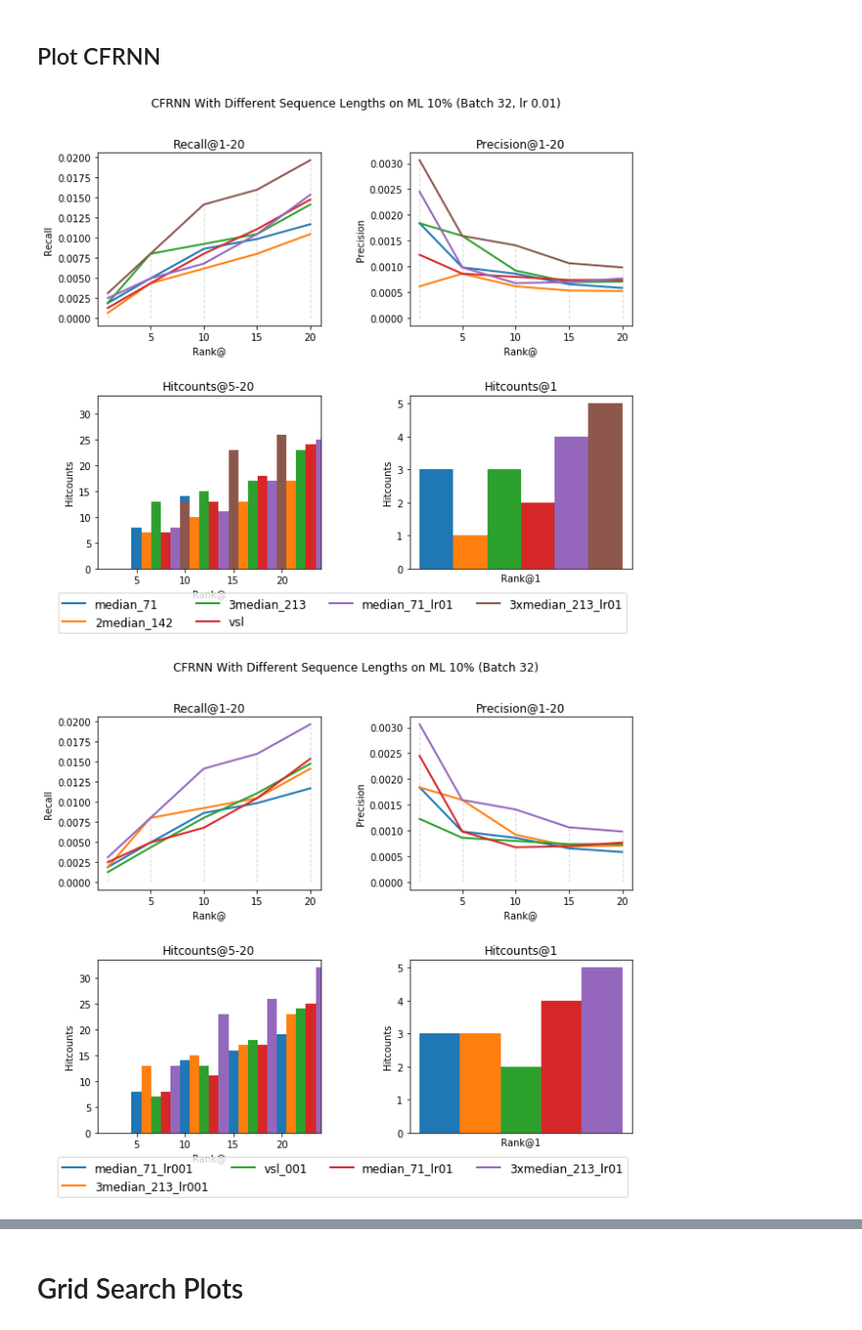
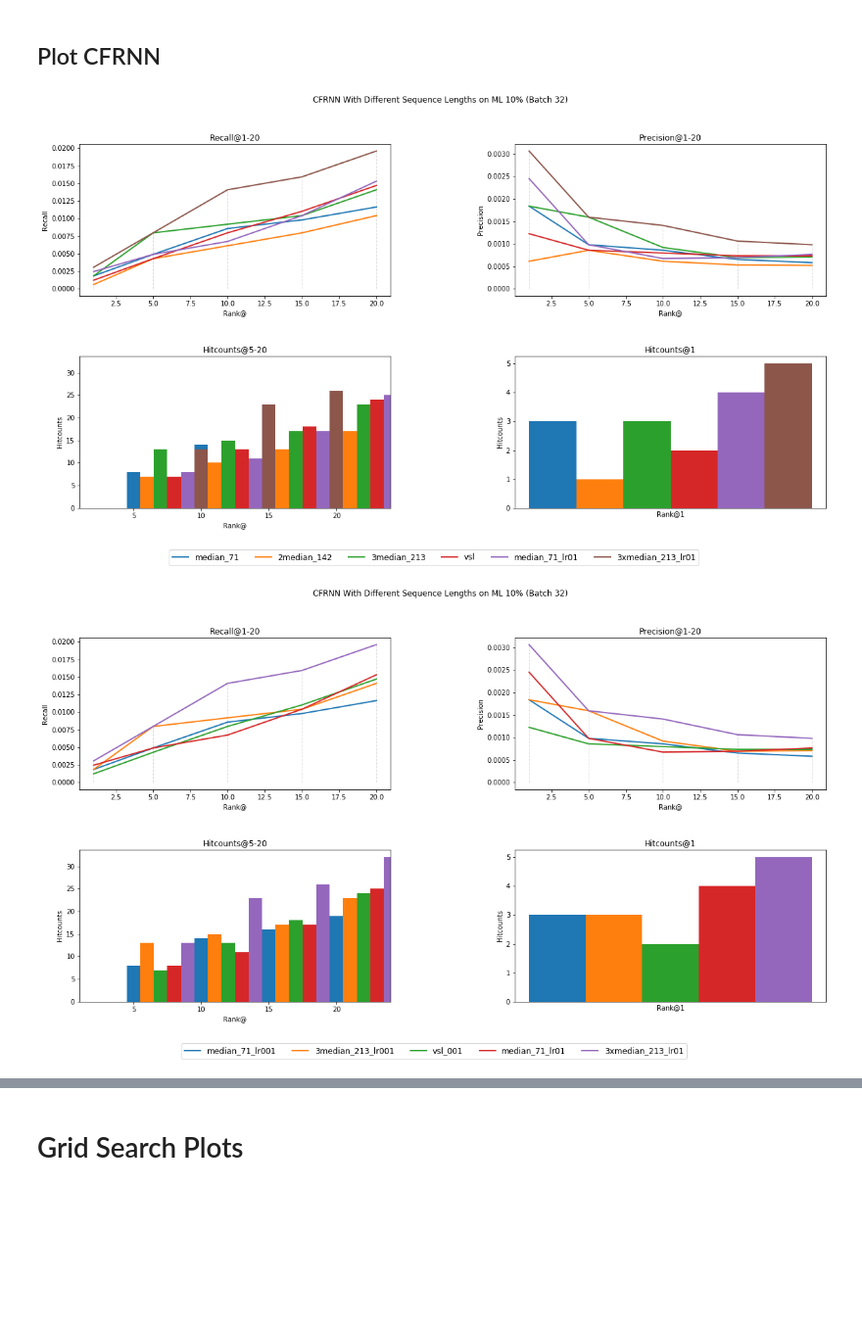
Before and after one commit to ROpdam/recommender_comparison, a Jupyter notebook: visualize_results.ipynb, the cells around one changed output, grey strips where cells are left out. Shown at 98% size. Drawn from its saved outputs; the diff is of its cells as text; code cells hidden in the pictures; blank space fills up the shorter version.

```diff
--- a/visualize_results.ipynb
+++ b/visualize_results.ipynb
@@ -31,10 +31,10 @@ def print_stats(df):
           '\n#items ', df['item'].unique().size,
           '\nsparse ', round(sparseness,5))
 # %%
-def show_results(metrics, file_name, plot_title, legend_names, path=''):
+def show_results(metrics, file_name, plot_title, legend_names, size=(10,8), path=''):
     ranks_at = metrics[0]['rank_at']
 
-    figure, axes = plt.subplots(nrows=2, ncols=2, figsize=(10,8))
+    figure, axes = plt.subplots(nrows=2, ncols=2, figsize=size)
     figure.suptitle(plot_title)
     figure.subplots_adjust(wspace=0.4, hspace=0.4)
 
@@ -80,7 +80,7 @@ def show_results(metrics, file_name, plot_title, legend_names, path=''):
     axes[1,1].set_ylabel('Hitcounts')
     axes[1,1].set_xticks([])
 
-    figure.legend(legend_names, loc='lower center', ncol=4, fontsize='large')
+    figure.legend(legend_names, loc='lower center', ncol=len(legend_names), fontsize='large')
 
     if len(store_path) > 0:
         figure.savefig(path + file_name + '_results')
@@ -88,8 +88,8 @@ def show_results(metrics, file_name, plot_title, legend_names, path=''):
 # %% [markdown]
 ## Init
 # %%
-# path = 'C:/Users/robin.opdam/Google Drive/Thesis (Msc)/Thesis_shared_files/'
-path = '/Users/Robin/Google Drive/Thesis (Msc)/Thesis_shared_files/'
+path = 'C:/Users/robin.opdam/Google Drive/Thesis (Msc)/Thesis_shared_files/'
+# path = '/Users/Robin/Google Drive/Thesis (Msc)/Thesis_shared_files/'
 # %%
 names_am = ['Amazon_01_users']
 names_ml = ['ML_01_users', 'ML_01_users']
@@ -124,30 +166,30 @@ for file_name, data_path, ext, title in zip(file_names, data_paths, extensions,
 # %%
 data_path = 'data/ML/'
 file_name = 'ML_01_users'
 res_path = path + 'results/CFRNN/Results_23_04/'
 df = pd.read_pickle(path + data_path + file_name)
 legend_names = ['median_71', '2median_142', '3median_213', 'vsl', 'median_71_lr01', '3xmedian_213_lr01']
 store_path = ''
-title = 'CFRNN With Different Sequence Lengths on ML 10% (Batch 32, lr 0.01)'
+title = 'CFRNN With Different Sequence Lengths on ML 10% (Batch 32)'
 # print_stats(df)
 # /Users/Robin/Google Drive/Thesis (Msc)/Thesis_shared_files/Results/CFRNN/Results_23_04
 
 # cfrnn_vsl_val = pd.read_pickle(res_path + 'metrics_val_CFRNN_vsl_' + file_name)
 # cfrnn_71_val = pd.read_pickle(res_path + 'metrics_val_CFRNN_fixed_71_' + file_name)
 cfrnn_vsl_test = pd.read_pickle(res_path + 'metrics_test_CFRNN_vsl_' + file_name)
 cfrnn_71_test = pd.read_pickle(res_path + 'metrics_test_CFRNN_fixed_71_' + file_name)
 cfrnn_142_test = pd.read_pickle(res_path + 'metrics_test_CFRNN_fixed_142_' + file_name)
 cfrnn_213_test = pd.read_pickle(res_path + 'metrics_test_CFRNN_fixed_213_' + file_name)
 cfrnn_213_test_lr01 = pd.read_pickle(res_path + 'metrics_test_CFRNN_fixed_213_' + file_name + '_lr0.1')
 cfrnn_71_test_lr01 = pd.read_pickle(res_path + 'metrics_test_CFRNN_fixed_71_' + file_name + '_lr0.1')
 
 
 # all_metrics = [cfrnn_71_val, cfrnn_71_test, cfrnn_vsl_val, cfrnn_vsl_test]
 all_metrics = [cfrnn_71_test, cfrnn_142_test, cfrnn_213_test, cfrnn_vsl_test, cfrnn_213_test_lr01, cfrnn_71_test_lr01]
 
-show_results(all_metrics, file_name, title, legend_names, path=store_path)
+show_results(all_metrics, file_name, title, legend_names, size=(20,10), path=store_path)
 # %% [output]
-[figure, old version]
+[figure, new version]
 # %%
 data_path = 'data/ML/'
 file_name = 'ML_01_users'
@@ -172,9 +214,9 @@ cfrnn_71_test_lr01 = pd.read_pickle(res_path + 'metrics_test_CFRNN_fixed_71_' +
 # all_metrics = [cfrnn_71_val, cfrnn_71_test, cfrnn_vsl_val, cfrnn_vsl_test]
 all_metrics = [cfrnn_71_test, cfrnn_213_test, cfrnn_vsl_test, cfrnn_213_test_lr01, cfrnn_71_test_lr01]
 
-show_results(all_metrics, file_name, title, legend_names, path=store_path)
+show_results(all_metrics, file_name, title, legend_names, size=(20,10), path=store_path)
 # %% [output]
-[figure, old version]
+[figure, new version]
 # %%
 file_names = ['his_fixed_71_01_ml_users_200_epochs',
               'his_fixed_142_01_ml_users_200_epochs',
```
Also changed, not shown: parts of 9 cells of this notebook, 1 other file.
